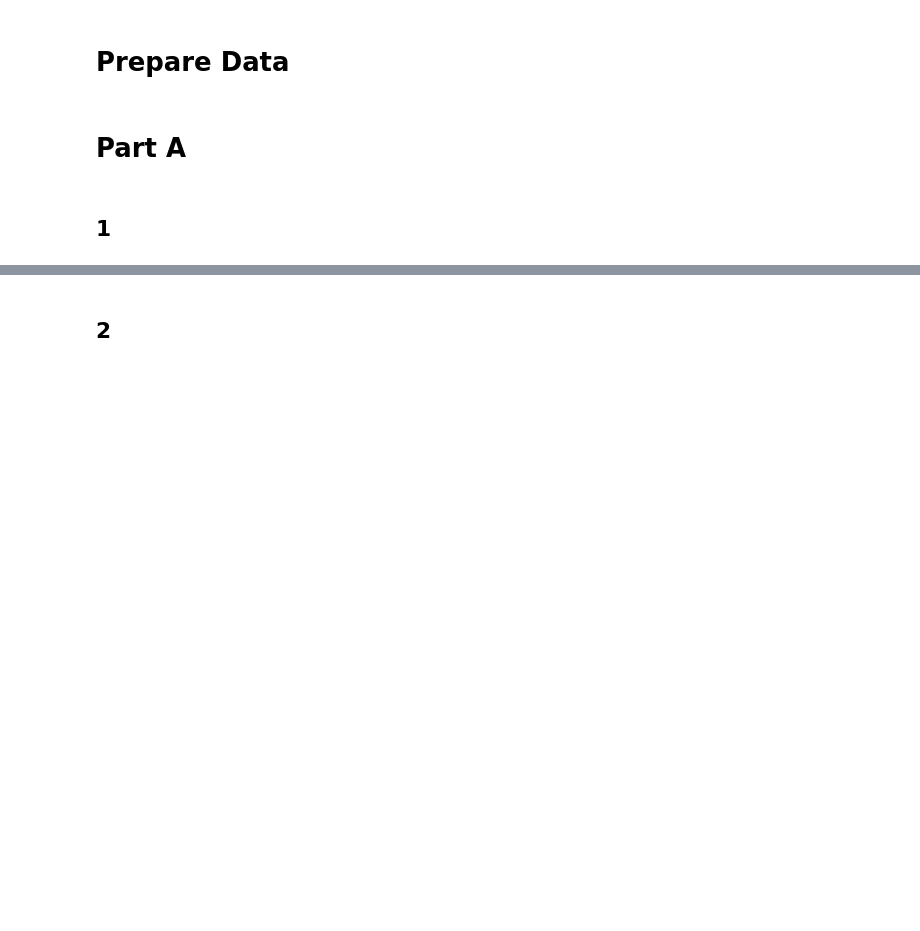
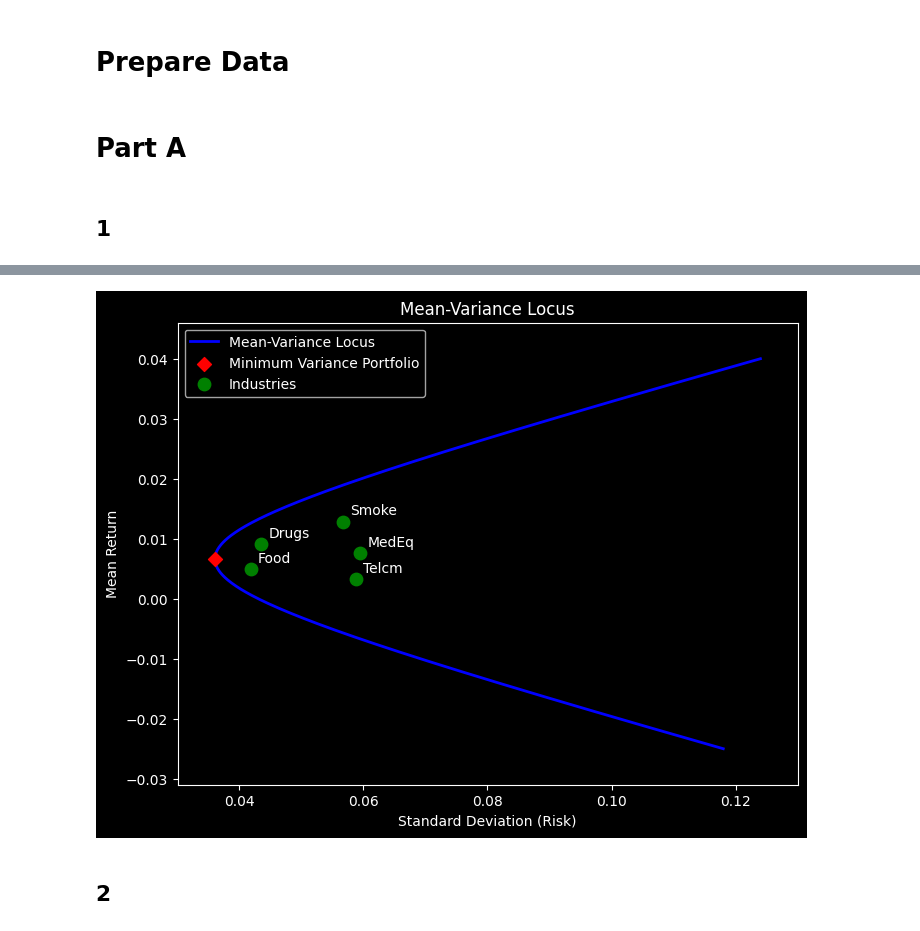
Before and after one commit to fangsitang/portfolio_management, a Jupyter notebook: Part A_Charles_Cleaned.ipynb, the cells around one changed output, grey strips where cells are left out. Cells and saved outputs as stored; diff of their text form; code cells hidden in the pictures; blank space fills up the shorter version.

```diff
--- a/Part A_Charles_Cleaned.ipynb
+++ b/Part A_Charles_Cleaned.ipynb
@@ -114,2 +39,85 @@ plt.show()
+# %%
+# Step 1: Calculate the mean return for each column (Monthly Average Returns)
+mean_returns = df_filtered.mean(axis=0)
+
+# Recalculate monthly variance from the original dataset
+monthly_variance = df_filtered.var(axis=0, ddof=1)
+
+# Compute the standard deviation
+monthly_std_dev = monthly_variance**0.5
+
+# Step 2: Extract the sample covariance matrix (Σ) and the mean returns vector (μ)
+cov_matrix = df_filtered.cov(ddof=1).values  # Covariance matrix Σ (sample statistics)
+mean_returns_vector = mean_returns.values    # Vector of expected returns (μ)
+ones_vector = np.ones(mean_returns_vector.shape)  # Vector of ones
+
+# Step 3: Calculate A, B, C, and Δ (Delta) using sample statistics
+inv_cov_matrix = np.linalg.inv(cov_matrix)     # Σ^-1 (inverse of covariance matrix)
+A = ones_vector @ inv_cov_matrix @ ones_vector  # A = 1'Σ^-11
+B = ones_vector @ inv_cov_matrix @ mean_returns_vector  # B = 1'Σ^-1μ
+C = mean_returns_vector @ inv_cov_matrix @ mean_returns_vector  # C = μ'Σ^-1μ
+Delta = (A * C) - (B ** 2)  # Δ = AC - B^2
+
+# Step 4: Compute the Minimum Variance Portfolio (MVP)
+mvp_weights = (inv_cov_matrix @ ones_vector) / A
+mvp_return = np.dot(mvp_weights, mean_returns_vector)
+mvp_std = np.sqrt(mvp_weights.T @ cov_matrix @ mvp_weights)  # Standard deviation of MVP
+
+# Step 5: Define a range of portfolio returns (μ)
+target_returns = np.linspace(-0.025, 0.04, 500)  # Independent range for μ (Y-axis values)
+
+# Step 6: Compute λ and γ for the given μ values
+lambda_values = (C - target_returns * B) / Delta
+gamma_values = (target_returns * A - B) / Delta
+
+# Step 7: Compute the portfolio variances (σ^2)
+sigma_squared = []
+for lam, gam in zip(lambda_values, gamma_values):
+    # Compute weights: w = λ * Σ^-1 * 1 + γ * Σ^-1 * μ
+    w = lam * (inv_cov_matrix @ ones_vector) + gam * (inv_cov_matrix @ mean_returns_vector)
+    # Compute portfolio variance: σ^2 = w' Σ w
+    sigma_squared.append(w.T @ cov_matrix @ w)
+
+# Convert to NumPy array
+sigma_squared = np.array(sigma_squared)
+efficient_risks = np.sqrt(sigma_squared)  # Standard deviations (Risk)
+
+# Identify the efficient part (upper part of the parabola)
+efficient_idx = np.argmax(target_returns > mvp_return)  # Index where frontier becomes efficient
+efficient_risks_upper = efficient_risks[efficient_idx:]
+target_returns_upper = target_returns[efficient_idx:]
+
+# Plot Mean-Variance Locus
+plt.figure(figsize=(8, 6))
+
+# Combined Mean-Variance Locus and Efficient Frontier (Single Formatted Line)
+plt.plot(efficient_risks, target_returns, label="Mean-Variance Locus", color="blue", linewidth=2)
+
+# Minimum Variance Portfolio (MVP)
+plt.scatter(mvp_std, mvp_return, color="red", label="Minimum Variance Portfolio", zorder=3, marker="D", s=50)
+
+# Industry points (Green Dots)
+plt.scatter(monthly_std_dev, mean_returns, marker='o', color='green', label="Industries", s=80)
+
+# Annotate each industry point
+for industry, x, y in zip(df_filtered.columns, monthly_std_dev, mean_returns):
+    plt.annotate(industry, (x, y), fontsize=10, xytext=(5, 5), textcoords="offset points")
+
+# Labels and title
+plt.xlabel("Standard Deviation (Risk)")
+plt.ylabel("Mean Return")
+plt.title("Mean-Variance Locus")
+
+# Expand axis limits for better visualization
+plt.xlim(min(efficient_risks) - 0.006, max(efficient_risks) + 0.006)  # Expanded X range
+plt.ylim(min(target_returns) - 0.006, max(target_returns) + 0.006)  # Expanded Y range
+
+plt.legend()
+plt.grid(False)
+
+# Show the plot
+plt.show()
+# %% [output]
+[figure, added]
 # %% [markdown]
 ## 2
```
Also changed, not shown: parts of 4 cells of this notebook.
